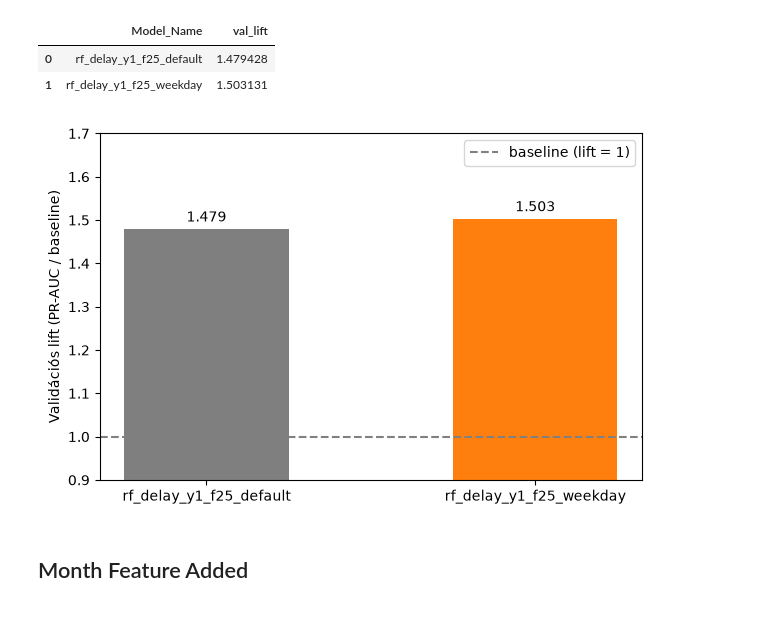
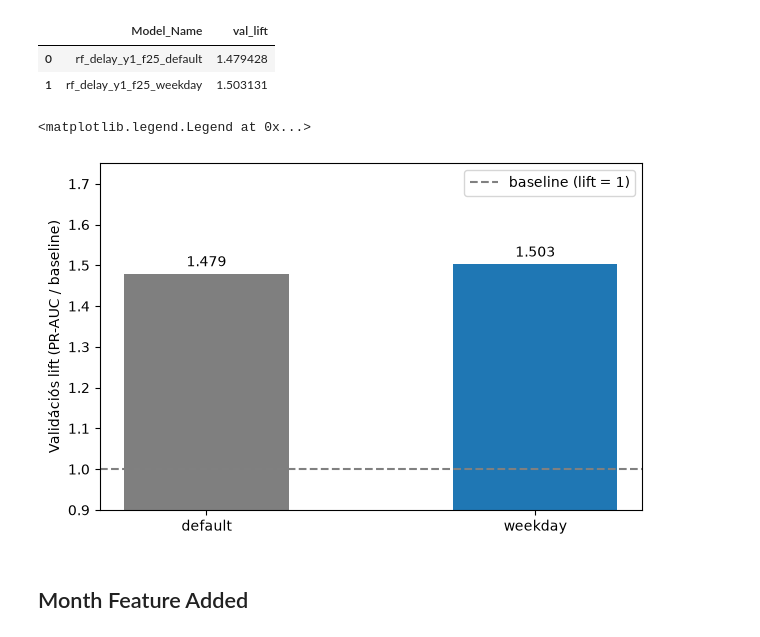
Before and after one commit to lakiiibalint/flight-delay-prediction-lakehouse, a Jupyter notebook: ml/results.ipynb, the cells around one changed output. Saved outputs shown, nothing was run; the diff lists cells and outputs as text; code cells hidden in the pictures.

```diff
--- a/ml/results.ipynb
+++ b/ml/results.ipynb
@@ -109,19 +109,21 @@ df.head()
 | 0 | rf_delay_y1_f25_default | 1.479428 |
 | 1 | rf_delay_y1_f25_weekday | 1.503131 |
 # %%
+df["label"] = df["Model_Name"].str.replace("rf_delay_y1_f25_", "", regex=False)
+
 fig, ax = plt.subplots(figsize=(7, 4.5))
 
-bars = ax.bar(df["Model_Name"], df["val_lift"], color=["tab:gray", "tab:orange"], width=0.5)
+bars = plt.bar(df["label"], df["val_lift"], color=["tab:gray"] + ["tab:blue"] * (len(df) - 1), width=0.5)
 ax.bar_label(bars, fmt="%.3f", padding=3)
+
 ax.axhline(1.0, linestyle="--", color="gray", label="baseline (lift = 1)")
 
-ax.set_ylim(0.9, 1.7)
+ax.set_ylim(0.9, 1.75)
 ax.set_ylabel("Validációs lift (PR-AUC / baseline)")
 ax.legend()
-
-plt.show()
 # %% [output]
+<matplotlib.legend.Legend at 0x...>
-[figure, old version]
+[figure, new version]
 # %%
 out = Path("../docs/figures/feature_weekday_y1_f25.png")
 out.parent.mkdir(parents=True, exist_ok=True)
```
Also changed, not shown: parts of 11 cells of this notebook, 7 other files.
